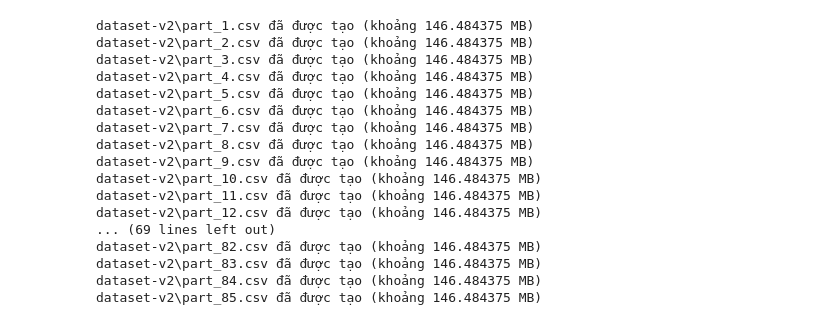
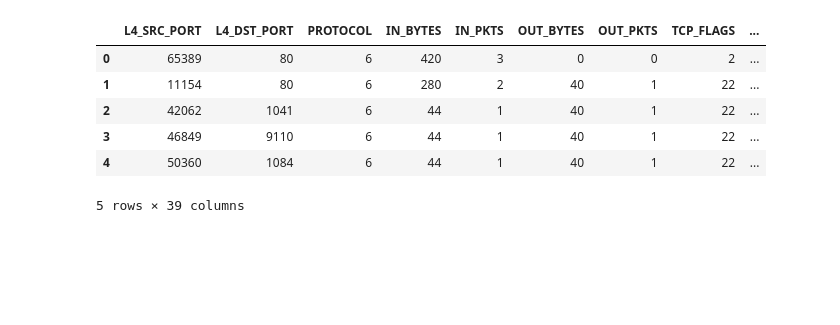
Before and after one commit to ndthangit/Isolation-Forest, a Jupyter notebook: IF.ipynb, the cells around one changed output. Cells and saved outputs as stored; diff of their text form; code cells hidden in the pictures; blank space fills up the shorter version.

```diff
--- a/IF.ipynb
+++ b/IF.ipynb
@@ -81,61 +85,10 @@ MemoryError: Unable to allocate 2.83 GiB for an array with shape (38, 10000000)
-# %%
-import csv
-import os
-
-# Đường dẫn đến tệp CSV lớn
-large_csv_file = 'dataset/data/NF-UQ-NIDS-v2.csv'
-
-# Tạo thư mục mới để lưu các tệp nhỏ
-output_folder = 'dataset-v2'
-os.makedirs(output_folder, exist_ok=True)
-
-# Giới hạn dung lượng mỗi file nhỏ (150,000 KB)
-max_file_size = 150000 * 1024  # 150,000 KB in bytes
-chunk_count = 1
-
-with open(large_csv_file, mode='r', newline='', encoding='utf-8') as file:
-    reader = csv.reader(file)
-    header = next(reader)  # Lấy dòng tiêu đề
-
-    # Khởi tạo file nhỏ đầu tiên
-    output_file = os.path.join(output_folder, f'part_{chunk_count}.csv')
-    out_file = open(output_file, mode='w', newline='', encoding='utf-8')
-    writer = csv.writer(out_file)
-    writer.writerow(header)  # Ghi dòng tiêu đề
-
-    for row in reader:
-        writer.writerow(row)
-
-        # Kiểm tra kích thước file
-        if out_file.tell() >= max_file_size:
-            out_file.close()
-            print(f'{output_file} đã được tạo (khoảng {max_file_size / (1024 * 1024)} MB)')
-
-            # Tạo file nhỏ tiếp theo
-            chunk_count += 1
-            output_file = os.path.join(output_folder, f'part_{chunk_count}.csv')
-            out_file = open(output_file, mode='w', newline='', encoding='utf-8')
-            writer = csv.writer(out_file)
-            writer.writerow(header)  # Ghi dòng tiêu đề vào file mới
-
-    # Đóng file cuối cùng
-    out_file.close()
-    print(f'{output_file} đã được tạo')
-# %% [output]
-dataset-v2\part_1.csv đã được tạo (khoảng 146.484375 MB)
-dataset-v2\part_2.csv đã được tạo (khoảng 146.484375 MB)
-dataset-v2\part_3.csv đã được tạo (khoảng 146.484375 MB)
-dataset-v2\part_4.csv đã được tạo (khoảng 146.484375 MB)
-dataset-v2\part_5.csv đã được tạo (khoảng 146.484375 MB)
-dataset-v2\part_6.csv đã được tạo (khoảng 146.484375 MB)
-dataset-v2\part_7.csv đã được tạo (khoảng 146.484375 MB)
-dataset-v2\part_8.csv đã được tạo (khoảng 146.484375 MB)
-dataset-v2\part_9.csv đã được tạo (khoảng 146.484375 MB)
-dataset-v2\part_10.csv đã được tạo (khoảng 146.484375 MB)
-dataset-v2\part_11.csv đã được tạo (khoảng 146.484375 MB)
-dataset-v2\part_12.csv đã được tạo (khoảng 146.484375 MB)
-... (69 lines left out)
-dataset-v2\part_82.csv đã được tạo (khoảng 146.484375 MB)
-dataset-v2\part_83.csv đã được tạo (khoảng 146.484375 MB)
-dataset-v2\part_84.csv đã được tạo (khoảng 146.484375 MB)
-dataset-v2\part_85.csv đã được tạo (khoảng 146.484375 MB)
+# %%
+data.head()
+# %% [output]
+|  | L4_SRC_PORT | L4_DST_PORT | PROTOCOL | IN_BYTES | IN_PKTS | OUT_BYTES | OUT_PKTS | TCP_FLAGS | ... |
+| 0 | 65389 | 80 | 6 | 420 | 3 | 0 | 0 | 2 | ... |
+| 1 | 11154 | 80 | 6 | 280 | 2 | 40 | 1 | 22 | ... |
+| 2 | 42062 | 1041 | 6 | 44 | 1 | 40 | 1 | 22 | ... |
+| 3 | 46849 | 9110 | 6 | 44 | 1 | 40 | 1 | 22 | ... |
+| 4 | 50360 | 1084 | 6 | 44 | 1 | 40 | 1 | 22 | ... |
+5 rows × 39 columns
```
Also changed, not shown: parts of 34 cells of this notebook, 4 other files.
